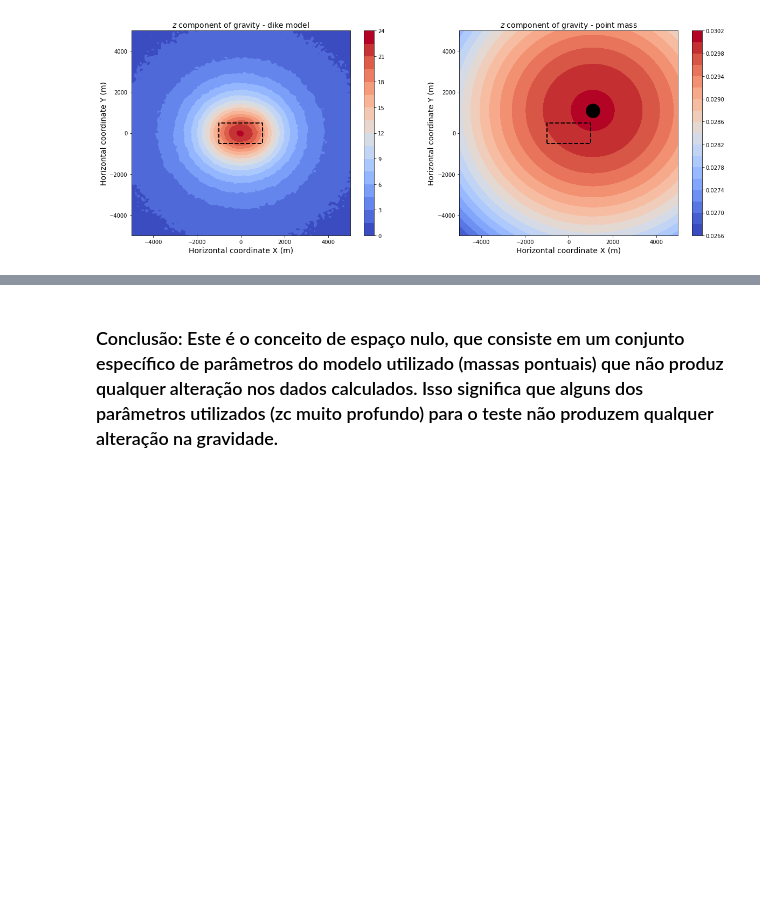
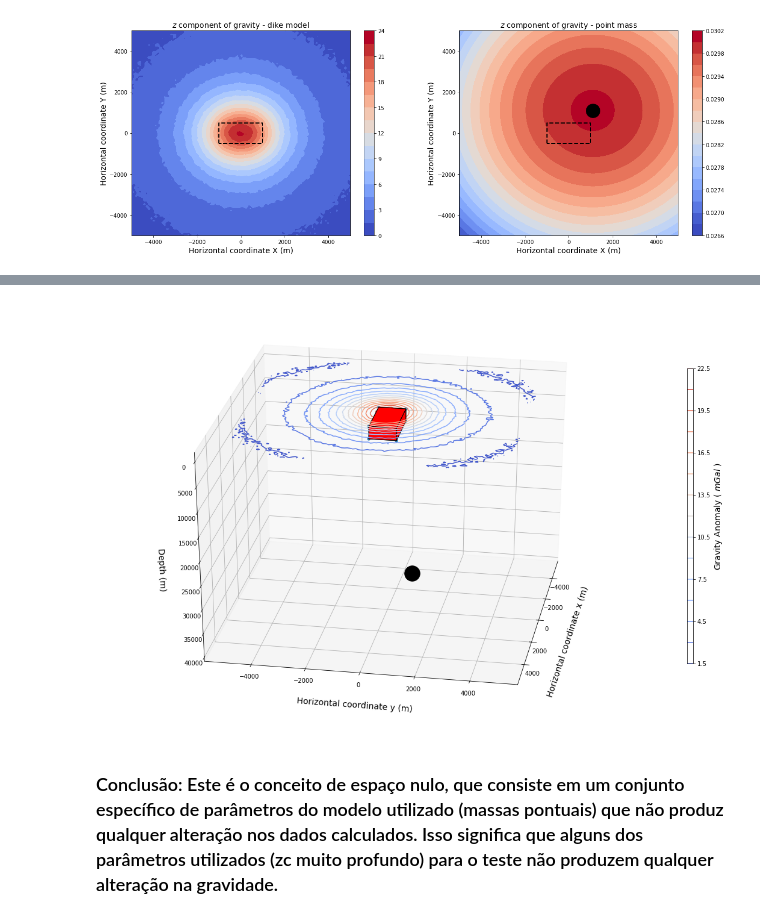
Before and after one commit to rodrigobijani/Congresso_Brasileiro_Geologia2018, a Jupyter notebook: scripts/synthetic.ipynb, the cells around one changed output, grey strips where cells are left out. Drawn from its saved outputs; the diff is of its cells as text; code cells hidden in the pictures; blank space fills up the shorter version.

Commit message:
use test_prism function to plot the dike. Working but need more tests.

```diff
--- a/scripts/synthetic.ipynb
+++ b/scripts/synthetic.ipynb
@@ -205,3 +148,34 @@ plt.show()
+# %%
+# 3D plot :
+# ---------- Plot of model and data in slice ---------------------------------:
+py.rcParams['contour.negative_linestyle'] = 'solid'
+plt.close('all')
+fig = plt.figure(figsize=(14,10))
+ax = fig.gca(projection='3d')
+
+# plot the dike and store it in pbox plotting object:
+pbox = test_prism(ax, dike)
+#labels
+pbox.set_xlabel('Horizontal coordinate x (m)', labelpad=20 ,fontsize=fs)
+pbox.set_ylabel('Horizontal coordinate y (m)', labelpad=20 ,fontsize=fs)
+pbox.set_zlim(-1000,40000)
+pbox.set_zlabel('Depth (m)',labelpad=20 ,fontsize=fs, rotation = 90)
+pbox.view_init(30, 10)
+pbox.invert_zaxis()
+plt.tight_layout(True)
+
+# add the point masses here:
+pbox.scatter3D(xc, yc, zc, s= rho, c='k',marker = '.')
+
+# ------------------- vertical gravitational atraction plot ------------------:
+p1 = pbox.contour(xobs, yobs, gz_real, 20, zdir='z',
+                offset=np.min(z), cmap='coolwarm', vmin = np.min(gz_real), vmax = np.max(gz_real) )
+cbar = fig.colorbar(p1, aspect = 50, fraction = 0.01, orientation="vertical")
+cbar.set_label('Gravity Anomaly ( $ mGal $ )',fontsize=fs, rotation = 90)
+
+plt.show()
+# %% [output]
+[figure, added]
 # %% [markdown]
 ### Conclusão: Este é o conceito de espaço nulo, que consiste em um conjunto específico de parâmetros do modelo utilizado (massas pontuais) que não produz qualquer alteração nos dados calculados. Isso significa que alguns dos parâmetros utilizados (zc muito profundo) para o teste não produzem qualquer alteração na gravidade.
 # %% [markdown]
```
Also changed, not shown: parts of 12 cells of this notebook.
